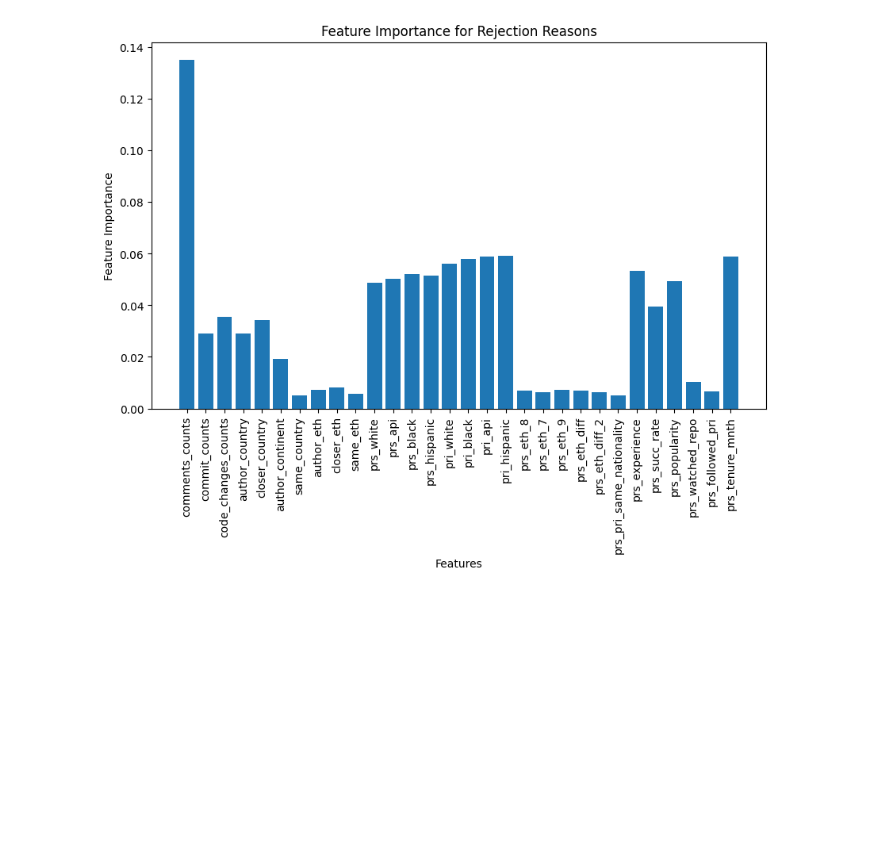
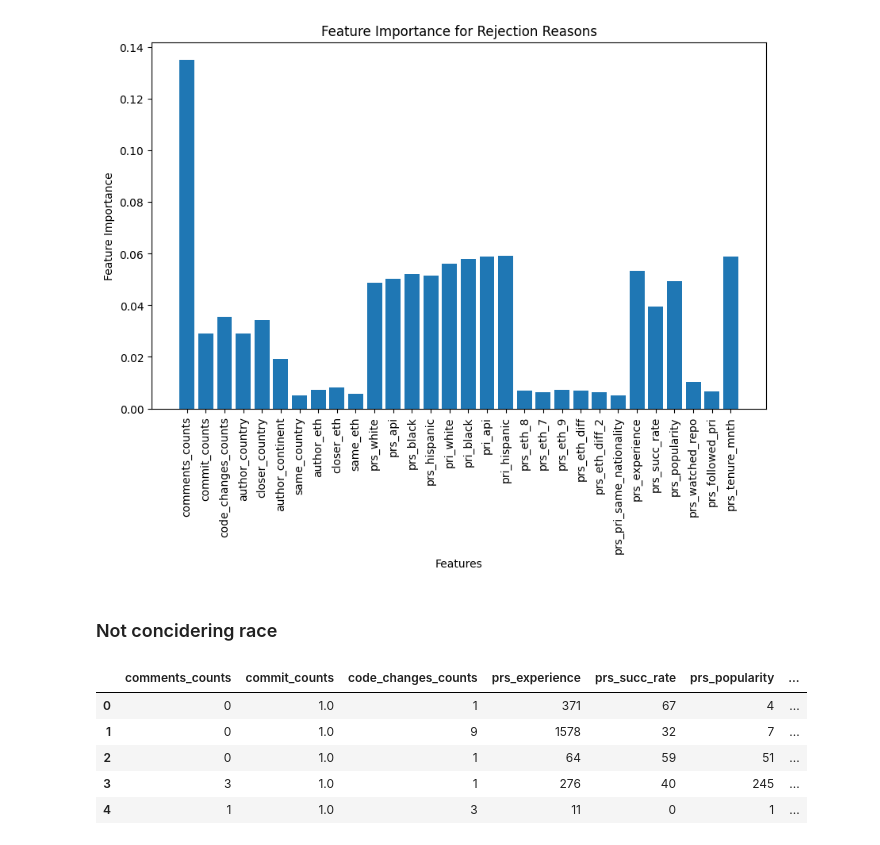
Before and after one commit to amirrshams/PR-comment-classifier, a Jupyter notebook: Ethnicity/distribution_of_races.ipynb, the cells around one changed output. Saved outputs shown, nothing was run; the diff lists cells and outputs as text; code cells hidden in the pictures; blank space fills up the shorter version.

```diff
--- a/Ethnicity/distribution_of_races.ipynb
+++ b/Ethnicity/distribution_of_races.ipynb
@@ -365,3 +410,5 @@ plt.xticks(rotation=90)
 plt.show()
 # %% [output]
 [figure]
+# %% [markdown]
+### Not concidering race
@@ -367,0 +417,9 @@ plt.show()
+# %%
+df_encoded.head()
+# %% [output]
+|  | comments_counts | commit_counts | code_changes_counts | prs_experience | prs_succ_rate | prs_popularity | ... |
+| 0 | 0 | 1.0 | 1 | 371 | 67 | 4 | ... |
+| 1 | 0 | 1.0 | 9 | 1578 | 32 | 7 | ... |
+| 2 | 0 | 1.0 | 1 | 64 | 59 | 51 | ... |
+| 3 | 3 | 1.0 | 1 | 276 | 40 | 245 | ... |
+| 4 | 1 | 1.0 | 3 | 11 | 0 | 1 | ... |
```
Also changed, not shown: parts of 11 cells of this notebook.
